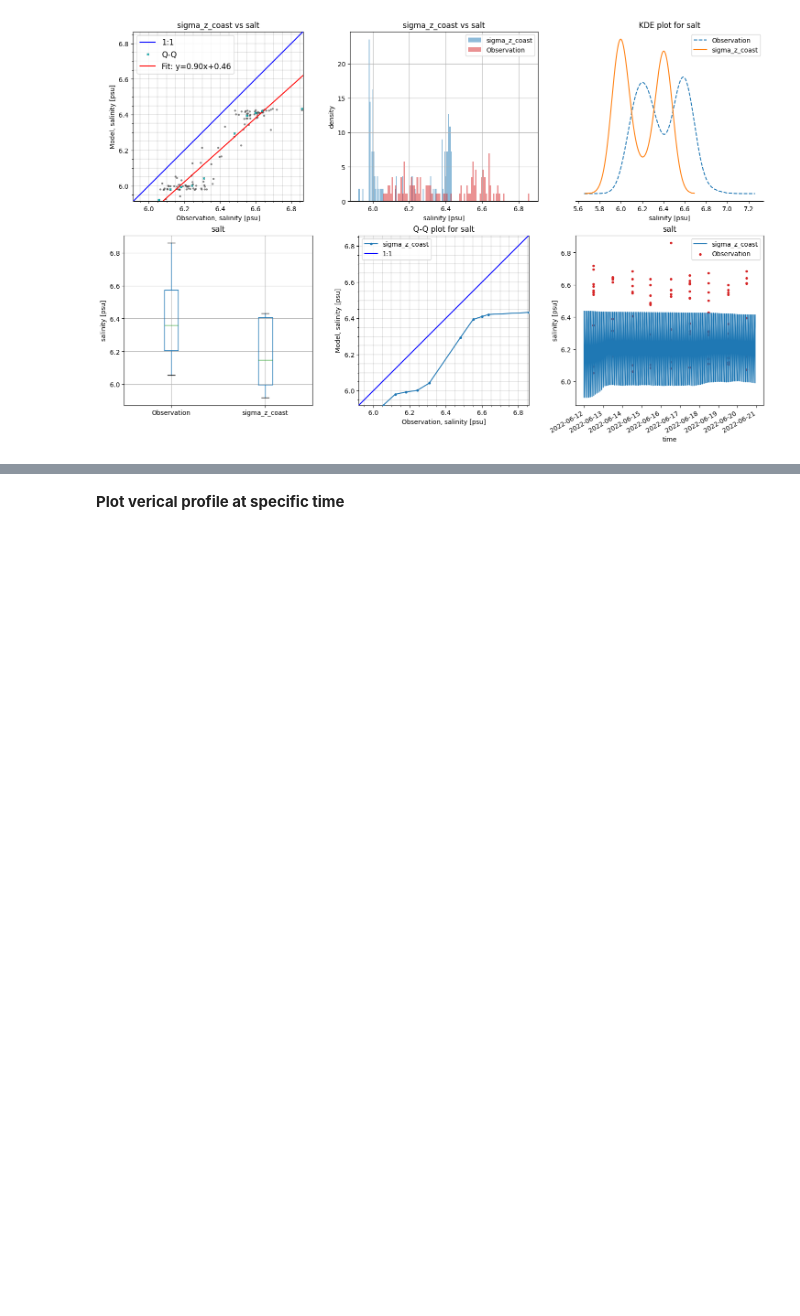
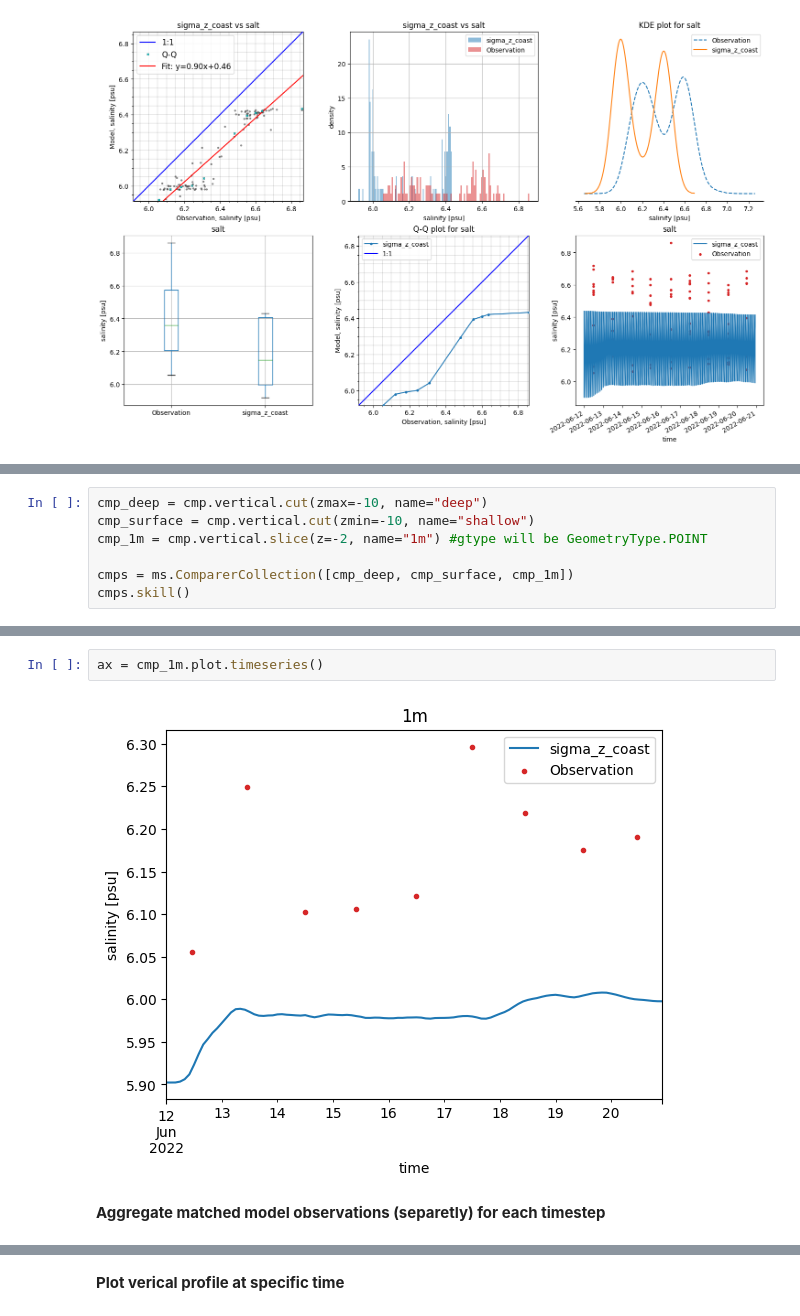
Before and after one commit to DHI/modelskill, a Jupyter notebook: notebooks/vertical_skill.ipynb, the cells around one changed output, grey strips where cells are left out. Cells and saved outputs as stored; diff of their text form; blank space fills up the shorter version.

Commit message:
vertical plots and skill

```diff
--- a/notebooks/vertical_skill.ipynb
+++ b/notebooks/vertical_skill.ipynb
@@ -74,0 +96,7 @@ cmps.skill()
+# %%
+cmp_deep = cmp.vertical.cut(zmax=-10, name="deep")
+cmp_surface = cmp.vertical.cut(zmin=-10, name="shallow")
+cmp_1m = cmp.vertical.slice(z=-2, name="1m") #gtype will be GeometryType.POINT
+
+cmps = ms.ComparerCollection([cmp_deep, cmp_surface, cmp_1m])
+cmps.skill()
@@ -74,0 +109,6 @@ cmps.skill()
+# %%
+ax = cmp_1m.plot.timeseries()
+# %% [output]
+[figure, added]
+# %% [markdown]
+**Aggregate matched model observations (separetly) for each timestep**
```
Also changed, not shown: parts of 18 cells of this notebook, 3 other files.
